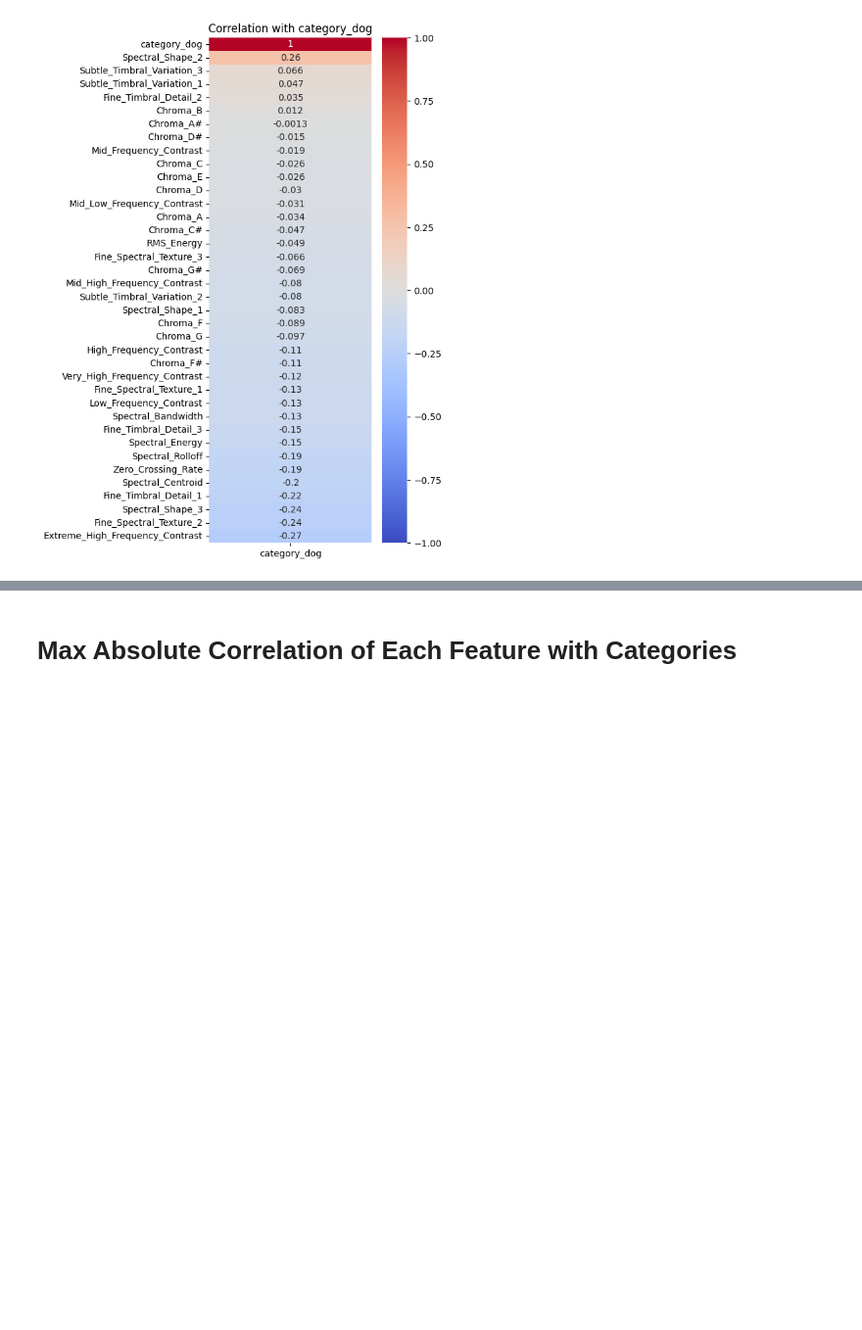
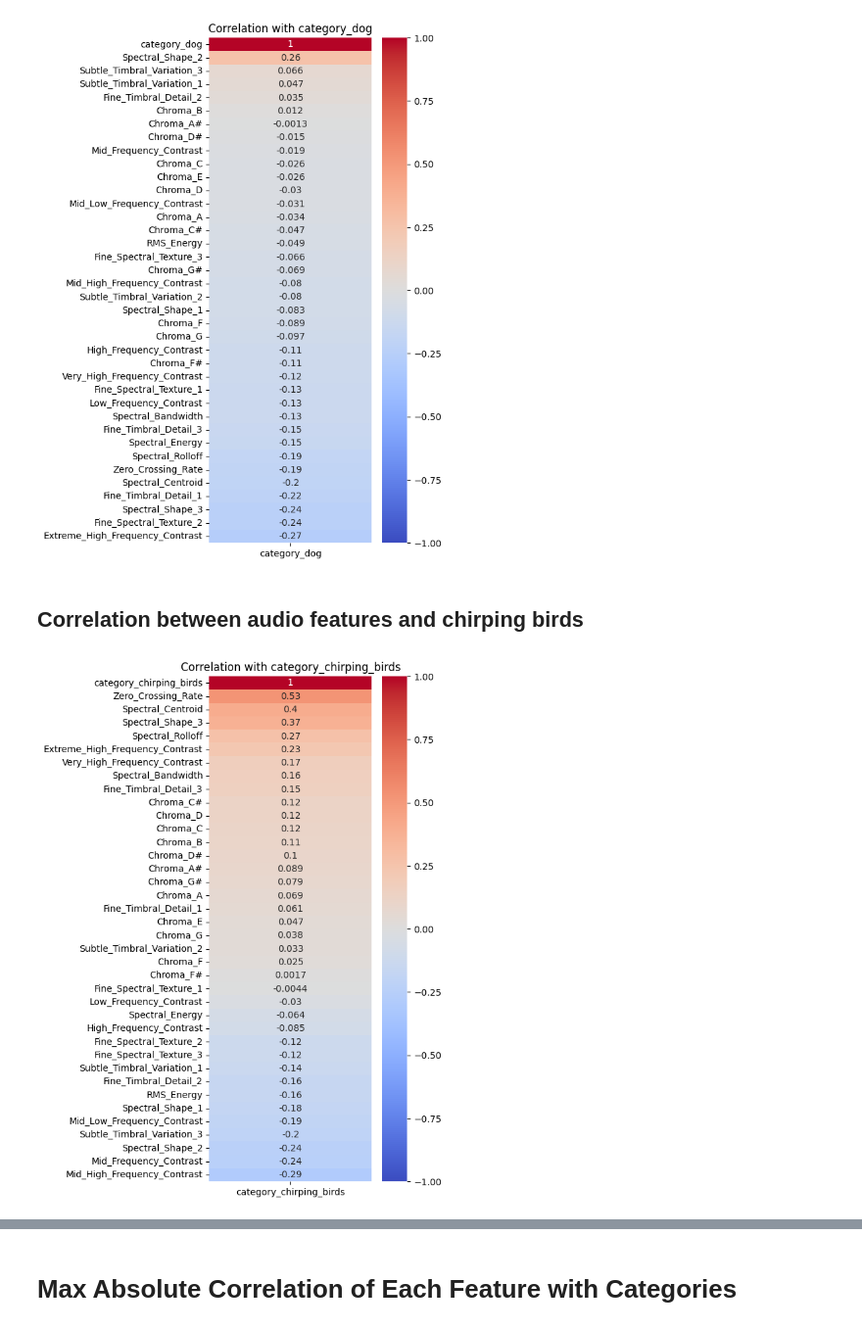
Before and after one commit to RussellArvin/animalsoundprediction, a Jupyter notebook: main.ipynb, the cells around one changed output, grey strips where cells are left out. Shown at 98% size. Drawn from its saved outputs; the diff is of its cells as text; code cells hidden in the pictures; blank space fills up the shorter version.

Commit message:
feat:animal correlation

```diff
--- a/main.ipynb
+++ b/main.ipynb
@@ -385,3 +385,22 @@ plt.title('Correlation with category_dog')
 plt.show()
 # %% [output]
 [figure]
+# %% [markdown]
+## Correlation between audio features and chirping birds
+# %%
+#Correlation for chirping birds
+corr_matrix_chirping_birds = animal_dataframes['chirping_birds'].corr()
+
+# Focus on the 'is_chirping_birds' correlations
+corr_with_is_chirping_birds = corr_matrix_chirping_birds[['category_chirping_birds']]
+
+# Create a heatmap
+plt.figure(figsize=(4, 10))  # Adjust the figure size as needed
+sb.heatmap(corr_with_is_chirping_birds.sort_values(by='category_chirping_birds', ascending=False),
+            annot=True, cmap='coolwarm', vmin=-1, vmax=1)
+plt.title('Correlation with category_chirping_birds')
+
+# Show the plot
+plt.show()
+# %% [output]
+[figure, added]
```
Also changed, not shown: parts of 19 cells of this notebook.
